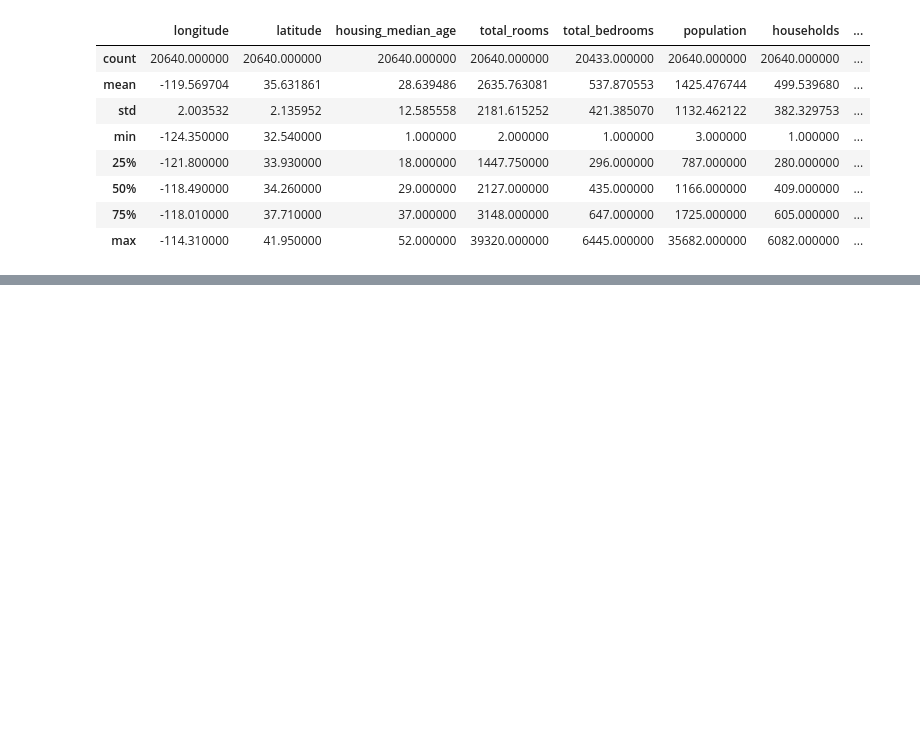
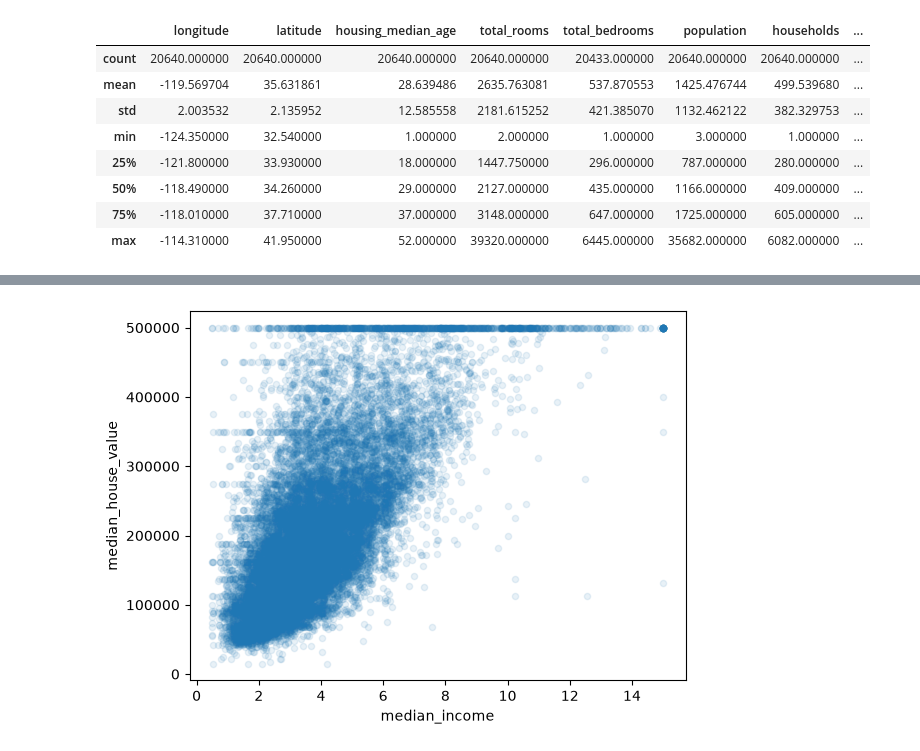
Before and after one commit to nippysky-ai-labs/iai600-intro-to-ai-ml, a Jupyter notebook: lab01/lab01.ipynb, the cells around one changed output, grey strips where cells are left out. Cells and saved outputs as stored; diff of their text form; code cells hidden in the pictures; blank space fills up the shorter version.

```diff
--- a/lab01/lab01.ipynb
+++ b/lab01/lab01.ipynb
@@ -103,0 +278,10 @@ housing.describe()
+# %%
+housing.plot(
+    kind="scatter",
+    x="median_income",
+    y="median_house_value",
+    alpha=0.1
+)
+plt.show()
+# %% [output]
+[figure, added]
```
Also changed, not shown: parts of 37 cells of this notebook.
